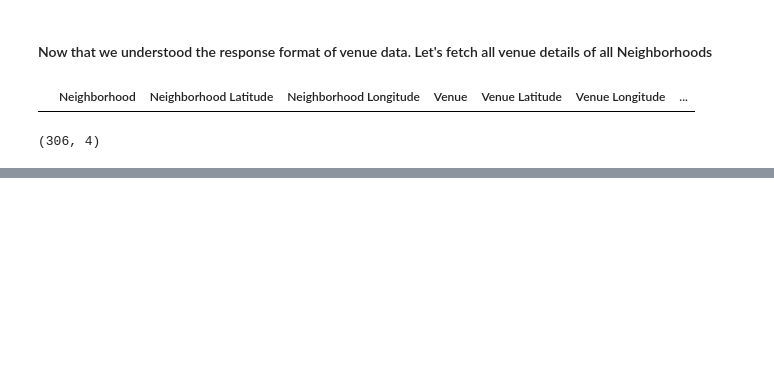
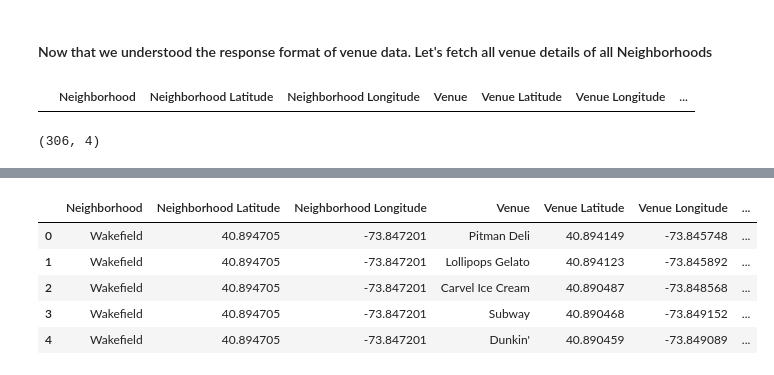
Before and after one commit to ashish-vemula/ibm-coursera-capstone-project, a Jupyter notebook: coursera-unsupervised-kmeans.ipynb, the cells around one changed output, grey strips where cells are left out. Drawn from its saved outputs; the diff is of its cells as text; code cells hidden in the pictures; blank space fills up the shorter version.

```diff
--- a/coursera-unsupervised-kmeans.ipynb
+++ b/coursera-unsupervised-kmeans.ipynb
@@ -261,8 +261,8 @@ radius = 500
 category_id = '4d4b7105d754a06374d81259'
 
 url = 'https://api.foursquare.com/v2/venues/search?&client_id={}&client_secret={}&v={}&ll={},{}&radius={}&categoryId={}&limit={}'.format(
-    CLIENT_ID,
-    CLIENT_SECRET,
+    '42AR4F3AMXTVFCE1H44M13RPLB0QG3GO2BYQ4PS4V10YB11Z',
+    'GLLQBZRQO20UUC4WNCDRI2FSS5IFGFMJRDCQHFIY3PBA3SDE',
     VERSION,
     neighborhood_lat,
     neighborhood_lon,
@@ -383,0 +393,9 @@ ValueError: Length mismatch: Expected axis has 0 elements, new values have 7 ele
+# %%
+nyc_venue_df.head()
+# %% [output]
+|  | Neighborhood | Neighborhood Latitude | Neighborhood Longitude | Venue | Venue Latitude | Venue Longitude | ... |
+| 0 | Wakefield | 40.894705 | -73.847201 | Pitman Deli | 40.894149 | -73.845748 | ... |
+| 1 | Wakefield | 40.894705 | -73.847201 | Lollipops Gelato | 40.894123 | -73.845892 | ... |
+| 2 | Wakefield | 40.894705 | -73.847201 | Carvel Ice Cream | 40.890487 | -73.848568 | ... |
+| 3 | Wakefield | 40.894705 | -73.847201 | Subway | 40.890468 | -73.849152 | ... |
+| 4 | Wakefield | 40.894705 | -73.847201 | Dunkin' | 40.890459 | -73.849089 | ... |
```
Also changed, not shown: parts of 5 cells of this notebook.
